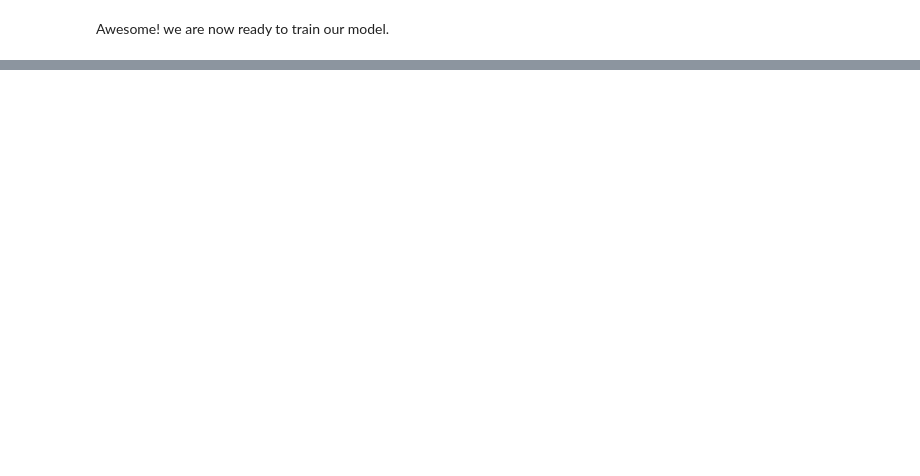
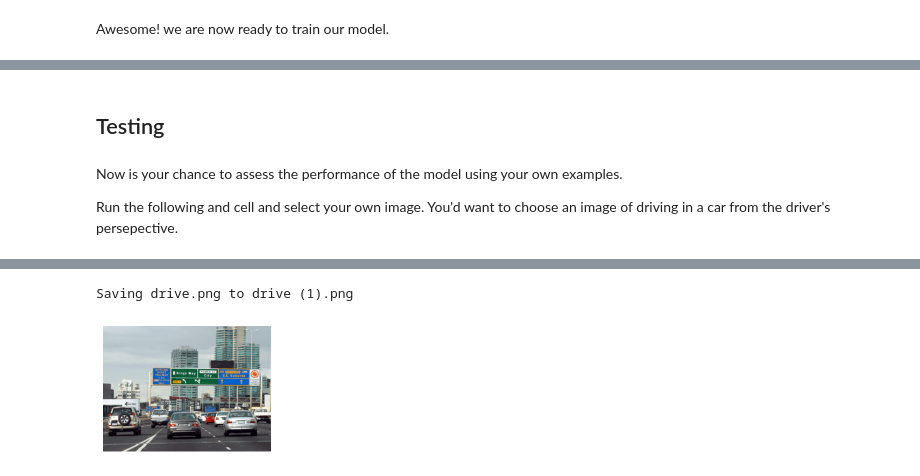
Before and after one commit to aryanfaghihi/ai-course, a Jupyter notebook: Image 3.ipynb, the cells around one changed output, grey strips where cells are left out. Cells and saved outputs as stored; diff of their text form; code cells hidden in the pictures; blank space fills up the shorter version.

```diff
--- a/Image 3.ipynb
+++ b/Image 3.ipynb
@@ -140,0 +201,19 @@ Awesome! we are now ready to train our model.
+# %% [markdown]
+## Testing
+# %% [markdown]
+Now is your chance to assess the performance of the model using your own examples.
+
+Run the following and cell and select your own image. You'd want to choose an image of driving in a car from the driver's persepective.
+# %%
+# upload a new image
+uploaded = files.upload()
+
+# grab the name of the uploaded image
+filename = list(uploaded)[0]
+
+# open the image
+image = open_image(filename)
+
+# view the image
+show_image(image);
+# %% [output]
@@ -140,0 +221,2 @@ Awesome! we are now ready to train our model.
+Saving drive.png to drive (1).png
+[figure, added]
```
Also changed, not shown: parts of 31 cells of this notebook.
